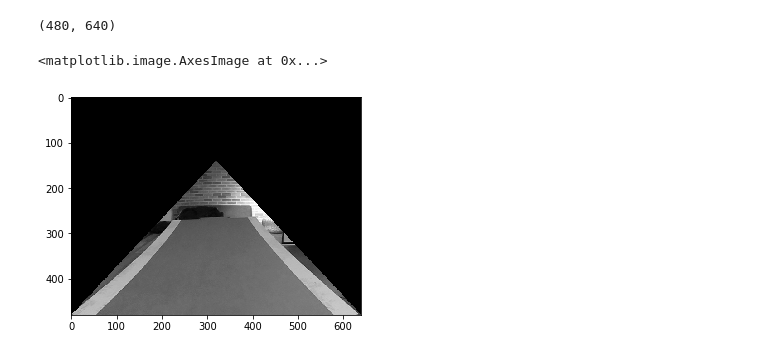
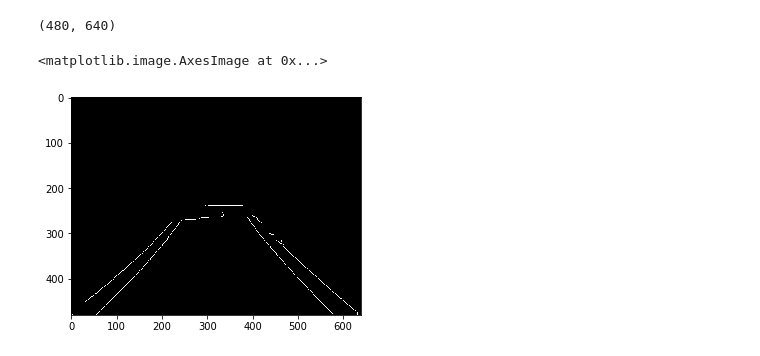
Before and after one commit to roboticamedellin/workshops_self_driving_car_2020, a Jupyter notebook: 01_25_opencv_python/OpencvUtils.ipynb, the cells around one changed output. Saved outputs shown, nothing was run; the diff lists cells and outputs as text; code cells hidden in the pictures.

```diff
--- a/01_25_opencv_python/OpencvUtils.ipynb
+++ b/01_25_opencv_python/OpencvUtils.ipynb
@@ -42,8 +42,8 @@ high_threshold = 150
 
 blur = cv2.GaussianBlur(gray, (11, 11), 0)
 
-edges = cv2.Canny(blur, low_threshold, high_threshold)
-plt.imshow(edges, cmap='gray')
+canny = cv2.Canny(blur, low_threshold, high_threshold)
+plt.imshow(canny, cmap='gray')
 # %% [output]
 <matplotlib.image.AxesImage at 0x...>
 [figure]
@@ -80,10 +80,10 @@ gray.shape
 # %%
 left_bottom = [0, h]
 right_bottom = [w, h]
-apex = [w//2, h//2 - 100]
+apex = [w//2, h//2 - 60]
 area = np.array( [[left_bottom, right_bottom, apex]], dtype=np.int32 )
-region = region_of_interest(gray, area)
+region = region_of_interest(canny, area)
 plt.imshow(region, cmap='gray')
 # %% [output]
 <matplotlib.image.AxesImage at 0x...>
-[figure, old version]
+[figure, new version]
```
Also changed, not shown: parts of 1 cell of this notebook.
